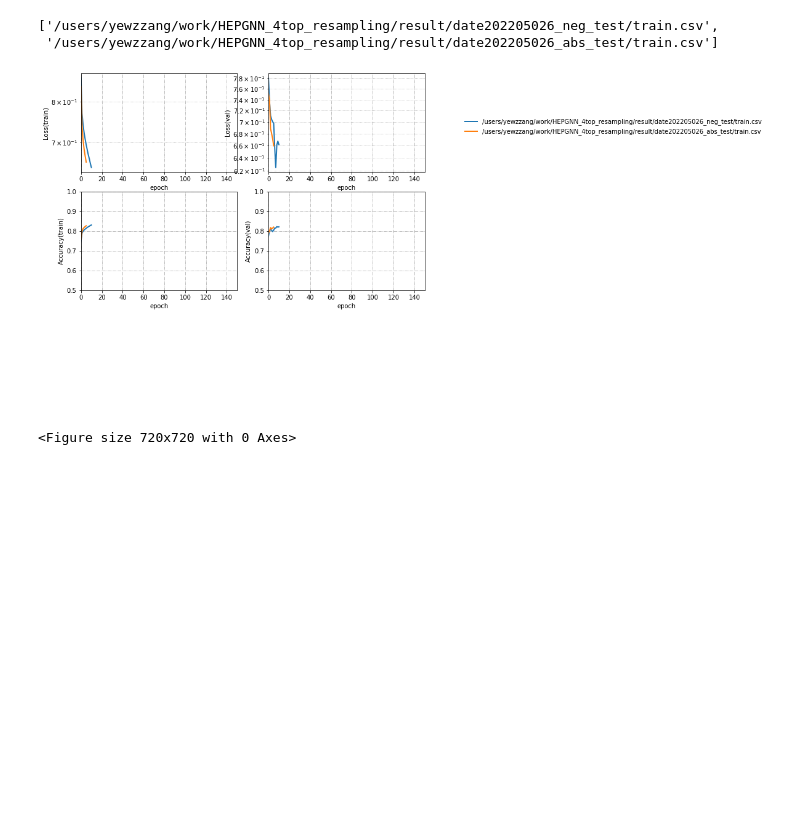
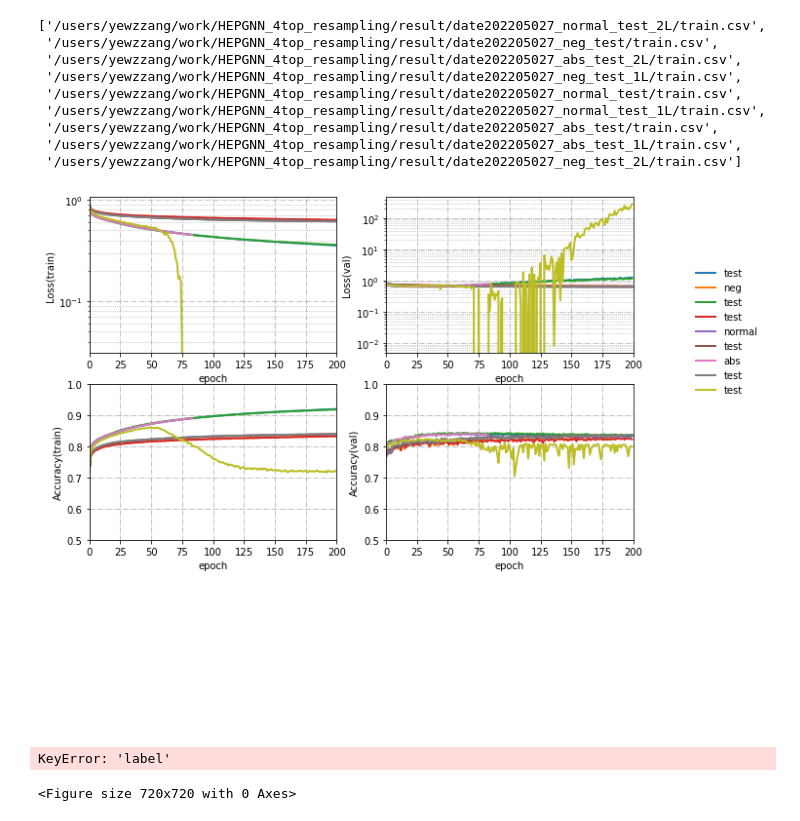
Before and after one commit to chyoo92/HEPGNN_4top_resampling, a Jupyter notebook: acc_loss.ipynb, the cells around one changed output. Saved outputs shown, nothing was run; the diff lists cells and outputs as text; code cells hidden in the pictures; blank space fills up the shorter version.

Commit message:
resampling code revise

```diff
--- a/acc_loss.ipynb
+++ b/acc_loss.ipynb
@@ -4,7 +4,7 @@ import pandas as pd
 import os
 # %%
 import glob
-uni = "date202205026"
+uni = "date202205027"
 
 path = "/users/yewzzang/work/HEPGNN_4top_resampling/result/*" + uni +"*/train.csv"
 train_path = glob.glob(path)
@@ -38,8 +44,15 @@ plt.rcParams["legend.loc"] = 'upper left'
 # %%
 d
 # %% [output]
-['/users/yewzzang/work/HEPGNN_4top_resampling/result/date202205026_neg_test/train.csv',
- '/users/yewzzang/work/HEPGNN_4top_resampling/result/date202205026_abs_test/train.csv']
+['/users/yewzzang/work/HEPGNN_4top_resampling/result/date202205027_normal_test_2L/train.csv',
+ '/users/yewzzang/work/HEPGNN_4top_resampling/result/date202205027_neg_test/train.csv',
+ '/users/yewzzang/work/HEPGNN_4top_resampling/result/date202205027_abs_test_2L/train.csv',
+ '/users/yewzzang/work/HEPGNN_4top_resampling/result/date202205027_neg_test_1L/train.csv',
+ '/users/yewzzang/work/HEPGNN_4top_resampling/result/date202205027_normal_test/train.csv',
+ '/users/yewzzang/work/HEPGNN_4top_resampling/result/date202205027_normal_test_1L/train.csv',
+ '/users/yewzzang/work/HEPGNN_4top_resampling/result/date202205027_abs_test/train.csv',
+ '/users/yewzzang/work/HEPGNN_4top_resampling/result/date202205027_abs_test_1L/train.csv',
+ '/users/yewzzang/work/HEPGNN_4top_resampling/result/date202205027_neg_test_2L/train.csv']
 # %%
 plt.rcParams['figure.figsize'] = (10, 10)
 # plt.rcParams['figure.figsize'] = (10, 10)
@@ -52,37 +65,37 @@ ax4 = plt.subplot(3, 2, 4, ylabel='Accuracy(val)', xlabel='epoch')
 # ax1.set_ylim([0, 100])
 # ax2.set_ylim([0, 100])
 ax3.set_ylim([0.5,1.0])
 ax4.set_ylim([0.5,1.0])
 for ax in (ax1, ax2, ax3, ax4):
     ax.grid(which='major', axis='both', linestyle='-.')
     ax.grid(which='minor', linestyle=':')
-    ax.set_xlim([0,150])
+    ax.set_xlim([0,200])
 lines, labels = [], []
 
 for i in range(len(d)):
     df = pd.read_csv(d[i])
 
-#     label = d[i].split('/')[-2].replace('__', ' ').split('_')[-2]
-    label = d[i]
+    label = d[i].split('/')[-2].replace('__', ' ').split('_')[-2]
+#     label = d[i]
     l =  ax1.plot(df['loss'], linewidth=2)
     ax2.plot(df['val_loss'], linewidth=2)
     ax3.plot(df['acc'], linewidth=2)
     ax4.plot(df['val_acc'], linewidth=2)
 
 
 
     lines.append(l[0])
     labels.append(label)
 ax5 = plt.subplot(3,1,3)
 ax5.legend(lines, labels, fontsize = 20)
 ax5.legend(lines, labels, bbox_to_anchor=(1.1, -4, 7, 7))
 ax5.axis('off')
 plt.tight_layout()
 # plt.savefig('acc_loss.png',dpi=300)
 plt.show()
 plt.close()
 # %% [output]
-[figure, old version]
+[figure, new version]
 # %%
 from sklearn.metrics import roc_curve, roc_auc_score
 
@@ -126,4 +139,5 @@ for i in range(len(dd)):
     plt.grid()
 #     plt.show()
 # %% [output]
-<Figure size 720x720 with 0 Axes>
+KeyError: 'label'
+<Figure size 720x720 with 0 Axes>
```
Also changed, not shown: parts of 1 cell of this notebook, 14 other files.
